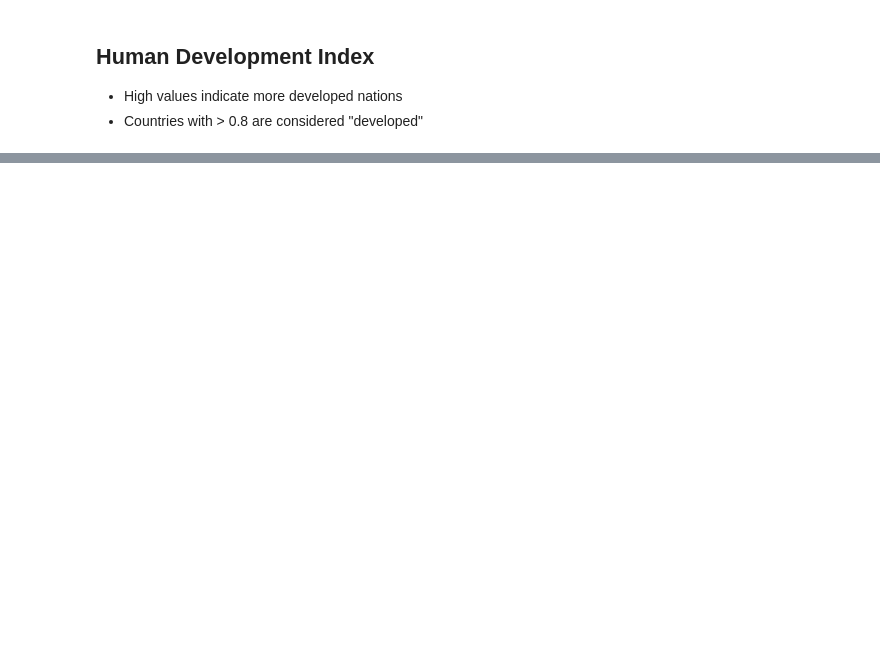
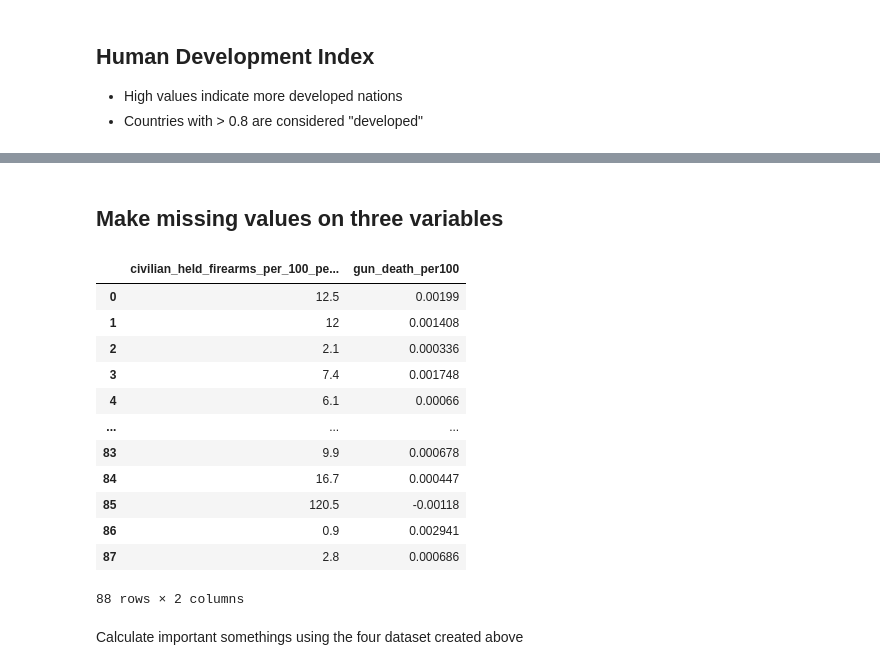
Before and after one commit to curiotiks/gun_deaths_data, a Jupyter notebook: small_arms_survey.ipynb, the cells around one changed output, grey strips where cells are left out. Drawn from its saved outputs; the diff is of its cells as text; code cells hidden in the pictures; blank space fills up the shorter version.

```diff
--- a/small_arms_survey.ipynb
+++ b/small_arms_survey.ipynb
@@ -195,0 +282,18 @@ drawScatterPlot(regression_imputed_df, original_df)
+# %% [markdown]
+## Make missing values on three variables
+# %%
+new_df
+# %% [output]
+|  | civilian_held_firearms_per_100_pe... | gun_death_per100 |
+| 0 | 12.5 | 0.00199 |
+| 1 | 12 | 0.001408 |
+| 2 | 2.1 | 0.000336 |
+| 3 | 7.4 | 0.001748 |
+| 4 | 6.1 | 0.00066 |
+| ... | ... | ... |
+| 83 | 9.9 | 0.000678 |
+| 84 | 16.7 | 0.000447 |
+| 85 | 120.5 | -0.00118 |
+| 86 | 0.9 | 0.002941 |
+| 87 | 2.8 | 0.000686 |
+88 rows × 2 columns
@@ -195,0 +320,2 @@ drawScatterPlot(regression_imputed_df, original_df)
+# %% [markdown]
+Calculate important somethings using the four dataset created above
```
Also changed, not shown: parts of 22 cells of this notebook.
